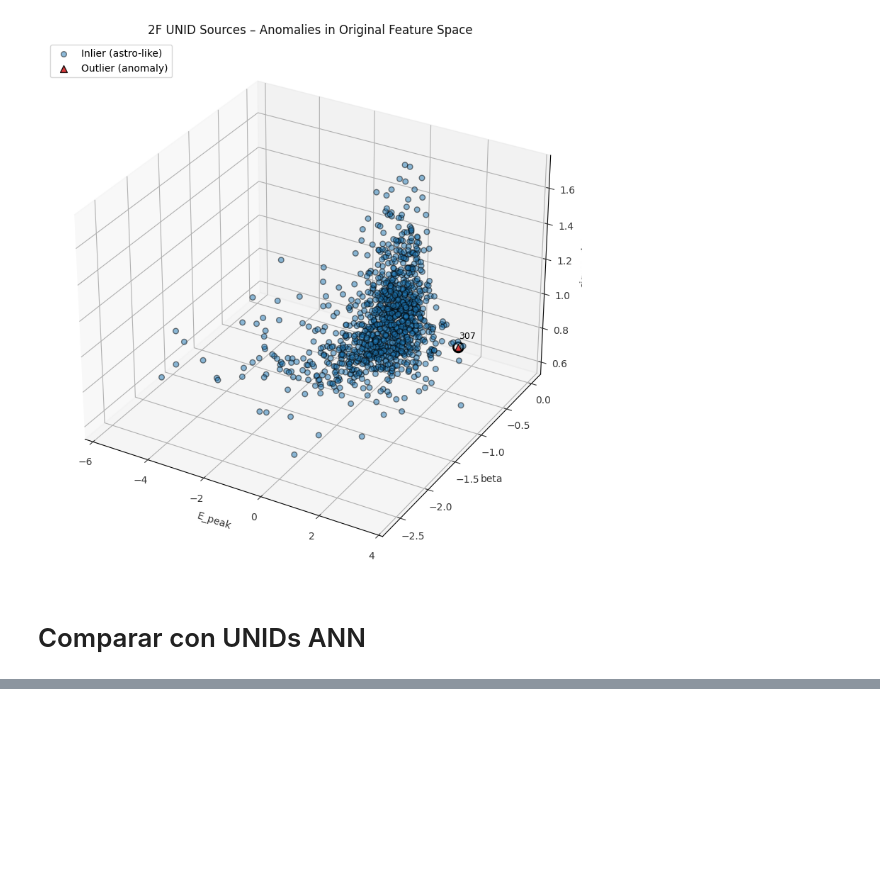
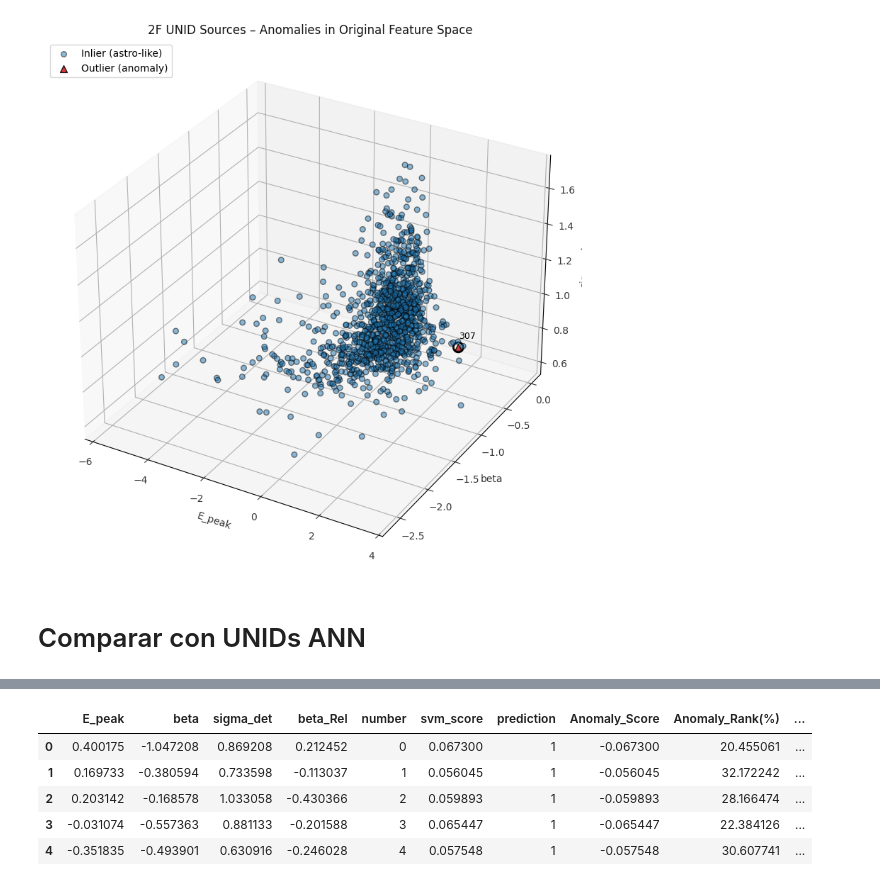
Before and after one commit to martacanirome4/DarkMatter_ML_TFG, a Jupyter notebook: notebooks/4_modelos_repeticiones/4_OCSVM_4F_repeat_astro_pred_unids.ipynb, the cells around one changed output, grey strips where cells are left out. Cells and saved outputs as stored; diff of their text form; code cells hidden in the pictures; blank space fills up the shorter version.

```diff
--- a/notebooks/4_modelos_repeticiones/4_OCSVM_4F_repeat_astro_pred_unids.ipynb
+++ b/notebooks/4_modelos_repeticiones/4_OCSVM_4F_repeat_astro_pred_unids.ipynb
@@ -823,0 +745,23 @@ df_compare[
+# %%
+# === 1. Cargar los datos de unIDs (features)
+unids_3F = np.genfromtxt('../../data/raw/unids_3F_beta_err_names.txt', dtype='str')
+unids_3F_data = np.asarray(unids_3F[1:, :], dtype=float)
+unids_log = np.log10(unids_3F_data[:, [0,1,2,3]])
+
+N_unids = unids_log.shape[0]
+N_splits = 5
+N_Repeats = 1
+N_sample = N_splits * N_Repeats
+
+# === 2. Cargar las predicciones ANN 4F
+ann_unids_path = "../../codigo-original/unids_DM_std_proba_check_repeated_kfold_rskf_4F_21.txt"
+unids_DM_raw = np.genfromtxt(ann_unids_path, dtype='str')[1:]  # quitar cabecera
+unids_DM_data = np.asarray(unids_DM_raw, dtype=float)
+
+# === 3. Reconstruir matriz (N_unids, N_sample)
+unids_number = unids_DM_data[:N_unids, 0]  # índice de los unIDs
+prob_matrix = np.reshape(unids_DM_data[:, 1], (N_unids, N_sample))
+
+# === 4. Calcular media y desviación estándar por unID
+unids_mean = prob_matrix.mean(axis=1)
+unids_std = prob_matrix.std(axis=1, ddof=1)
@@ -823,0 +784,15 @@ df_compare[
+# %%
+# === 6. Asegurar coincidencia de identificadores
+df_unids_log['unid_idx'] = df_unids_log['number'].astype(int)
+
+# === 7. Unir con resultados de OCSVM
+df_combined = pd.merge(df_unids_log, df_ann, on="unid_idx", how="inner")
+
+df_combined.head()
+# %% [output]
+|  | E_peak | beta | sigma_det | beta_Rel | number | svm_score | prediction | Anomaly_Score | Anomaly_Rank(%) | ... |
+| 0 | 0.400175 | -1.047208 | 0.869208 | 0.212452 | 0 | 0.067300 | 1 | -0.067300 | 20.455061 | ... |
+| 1 | 0.169733 | -0.380594 | 0.733598 | -0.113037 | 1 | 0.056045 | 1 | -0.056045 | 32.172242 | ... |
+| 2 | 0.203142 | -0.168578 | 1.033058 | -0.430366 | 2 | 0.059893 | 1 | -0.059893 | 28.166474 | ... |
+| 3 | -0.031074 | -0.557363 | 0.881133 | -0.201588 | 3 | 0.065447 | 1 | -0.065447 | 22.384126 | ... |
+| 4 | -0.351835 | -0.493901 | 0.630916 | -0.246028 | 4 | 0.057548 | 1 | -0.057548 | 30.607741 | ... |
```
Also changed, not shown: parts of 10 cells of this notebook, 19 other files.
